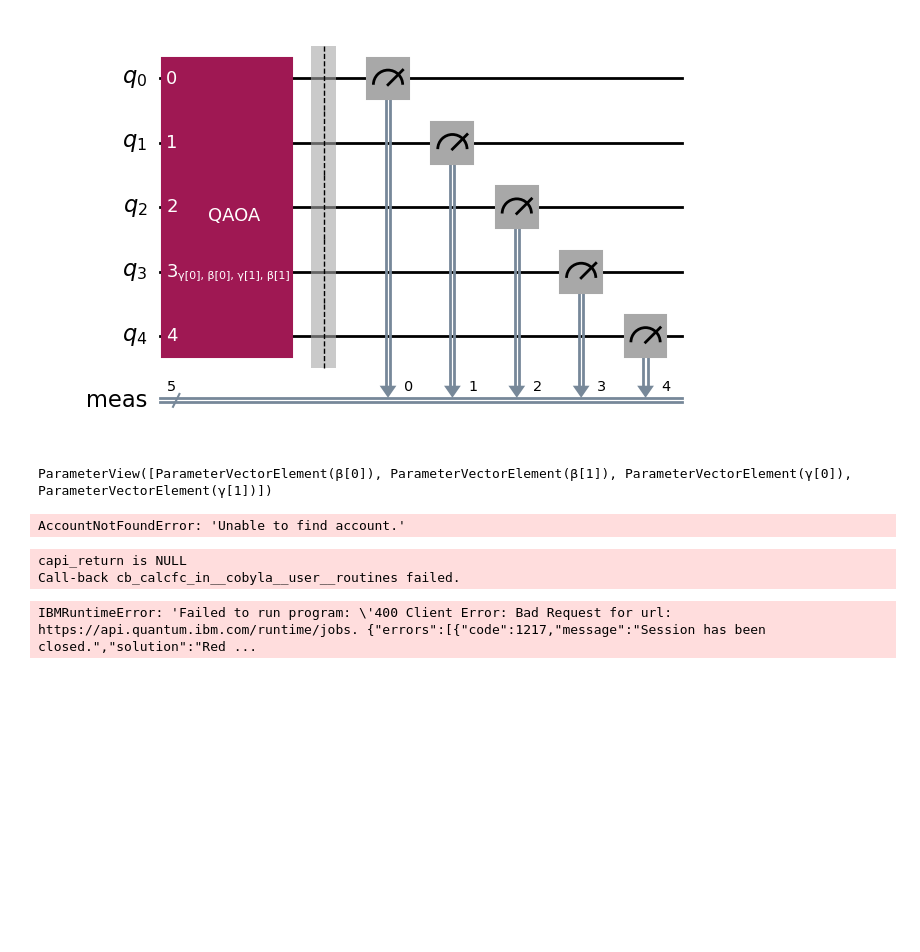
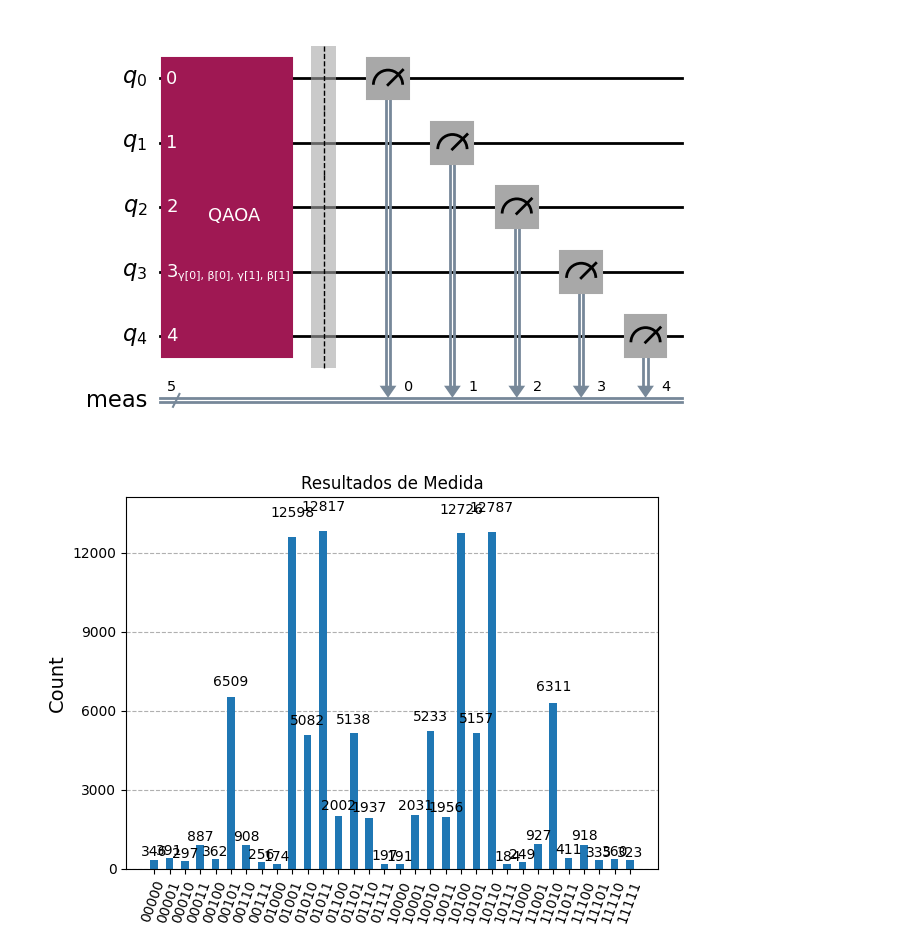
Before and after one commit to schcs/qc-examples, a Jupyter notebook: maxcut_sim.ipynb, the cells around one changed output. Saved outputs shown, nothing was run; the diff lists cells and outputs as text; code cells hidden in the pictures; blank space fills up the shorter version.

```diff
--- a/maxcut_sim.ipynb
+++ b/maxcut_sim.ipynb
@@ -51,35 +60,17 @@ circuit.measure_all()
 circuit.draw('mpl')
 # %% [output]
 [figure]
-# %%
-circuit.parameters
-# %% [output]
-ParameterView([ParameterVectorElement(β[0]), ParameterVectorElement(β[1]), ParameterVectorElement(γ[0]), ParameterVectorElement(γ[1])])
+# %%
+good_params = [ 3.271e+00, 2.874e+00, 2.641e+00, 9.339e-01]
+good_circuit = circuit.assign_parameters(good_params)
 # %%
-from qiskit import QuantumCircuit, transpile
-from qiskit_aer import AerSimulator
-from qiskit.visualization import plot_histogram
-
 # Transpile for simulator
 simulator = AerSimulator()
-qc = transpile(circuit, simulator)
+qc = transpile(good_circuit, simulator)
 
 # Run and get counts
-result = simulator.run(qc, shots=10000).result()
+result = simulator.run(qc, shots=100000).result()
 counts = result.get_counts(qc)
 plot_histogram(counts, title='Resultados de Medida')
+# %% [output]
+[figure, added]
-# %%
-from qiskit_ibm_runtime import QiskitRuntimeService
-from qiskit.transpiler.preset_passmanagers import generate_preset_pass_manager
-
-service = QiskitRuntimeService(channel='ibm_quantum')
-backend = service.least_busy(min_num_qubits=127)
-print(backend)
-
-pm = generate_preset_pass_manager(optimization_level=3,
-                                    backend=backend)
-
-candidate_circuit = pm.run(circuit)
-candidate_circuit.draw('mpl', fold=False, idle_wires=False)
-# %% [output]
-AccountNotFoundError: 'Unable to find account.'
@@ -107,28 +76,0 @@ def cost_func_estimator(params, ansatz, hamiltonian, estimator):
-# %%
-from qiskit_ibm_runtime import Session, EstimatorV2 as Estimator
-from scipy.optimize import minimize
-
-objective_func_vals = [] # Global variable
-with Session(backend=backend) as session:
-    # If using qiskit-ibm-runtime<0.24.0, change `mode=` to `session=`
-    estimator = Estimator(mode=session)
-    estimator.options.default_shots = 1000
-
-    # Set simple error suppression/mitigation options
-    estimator.options.dynamical_decoupling.enable = True
-    estimator.options.dynamical_decoupling.sequence_type = "XY4"
-    estimator.options.twirling.enable_gates = True
-    estimator.options.twirling.num_randomizations = "auto"
-
-    result = minimize(
-        cost_func_estimator,
-        init_params,
-        args=(candidate_circuit, cost_hamiltonian, estimator),
-        method="COBYLA",
-        tol=1e-2,
-    )
-    print(result)
-# %% [output]
-capi_return is NULL
-Call-back cb_calcfc_in__cobyla__user__routines failed.
-IBMRuntimeError: 'Failed to run program: \'400 Client Error: Bad Request for url: https://api.quantum.ibm.com/runtime/jobs. {"errors":[{"code":1217,"message":"Session has been closed.","solution":"Red ...
```
Also changed, not shown: parts of 5 cells of this notebook.
